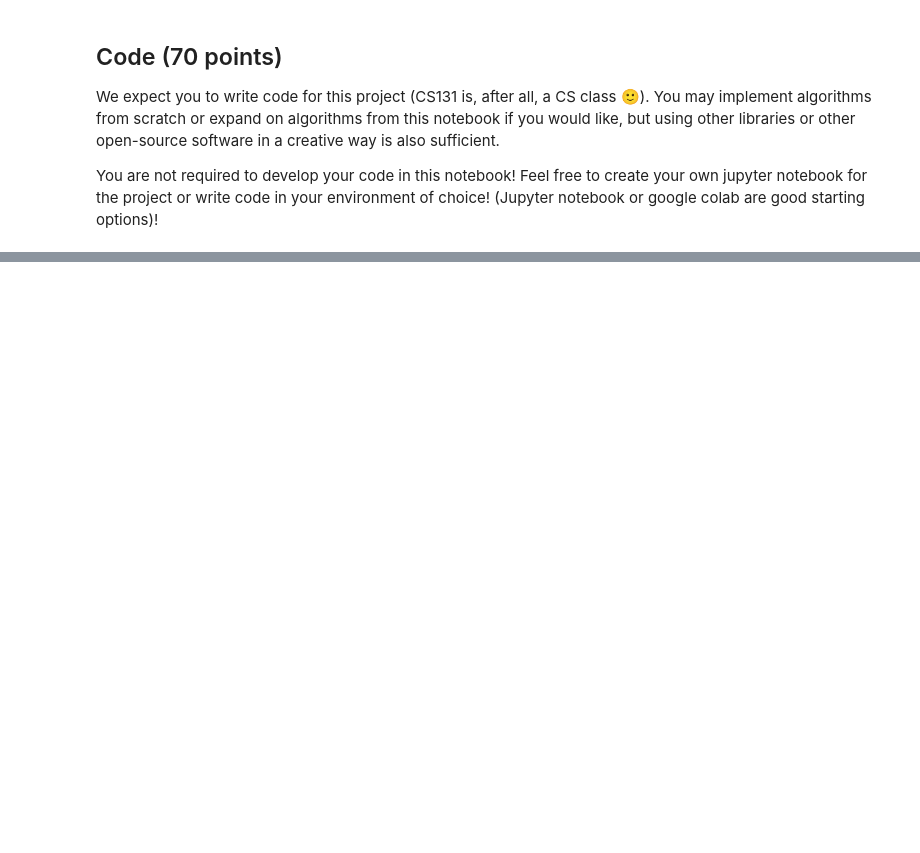
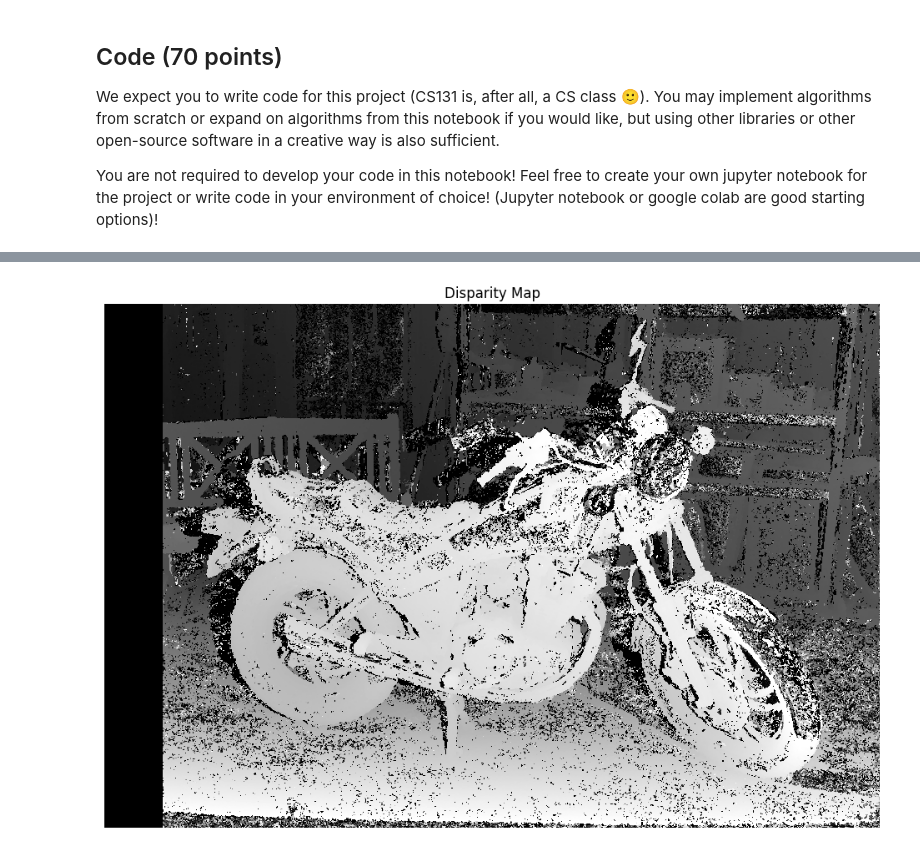
Before and after one commit to miaxiaozl/CS131, a Jupyter notebook: spring_2026/project2_release/option_B/project2b_exploration.ipynb, the cells around one changed output, grey strips where cells are left out. Drawn from its saved outputs; the diff is of its cells as text; code cells hidden in the pictures; blank space fills up the shorter version.

```diff
--- a/spring_2026/project2_release/option_B/project2b_exploration.ipynb
+++ b/spring_2026/project2_release/option_B/project2b_exploration.ipynb
@@ -48,0 +76,10 @@ _You may also add a link to your writeup if that is easier!_
+# %%
+stereo = cv.StereoSGBM_create(minDisparity=16, numDisparities=208, blockSize=7)
+disparity = stereo.compute(img1, img2).astype(np.float32) / 16.0
+
+plt.imshow(disparity)
+plt.axis('off')
+plt.title('Disparity Map')
+plt.show()
+# %% [output]
+[figure, added]
```
Also changed, not shown: parts of 19 cells of this notebook.
